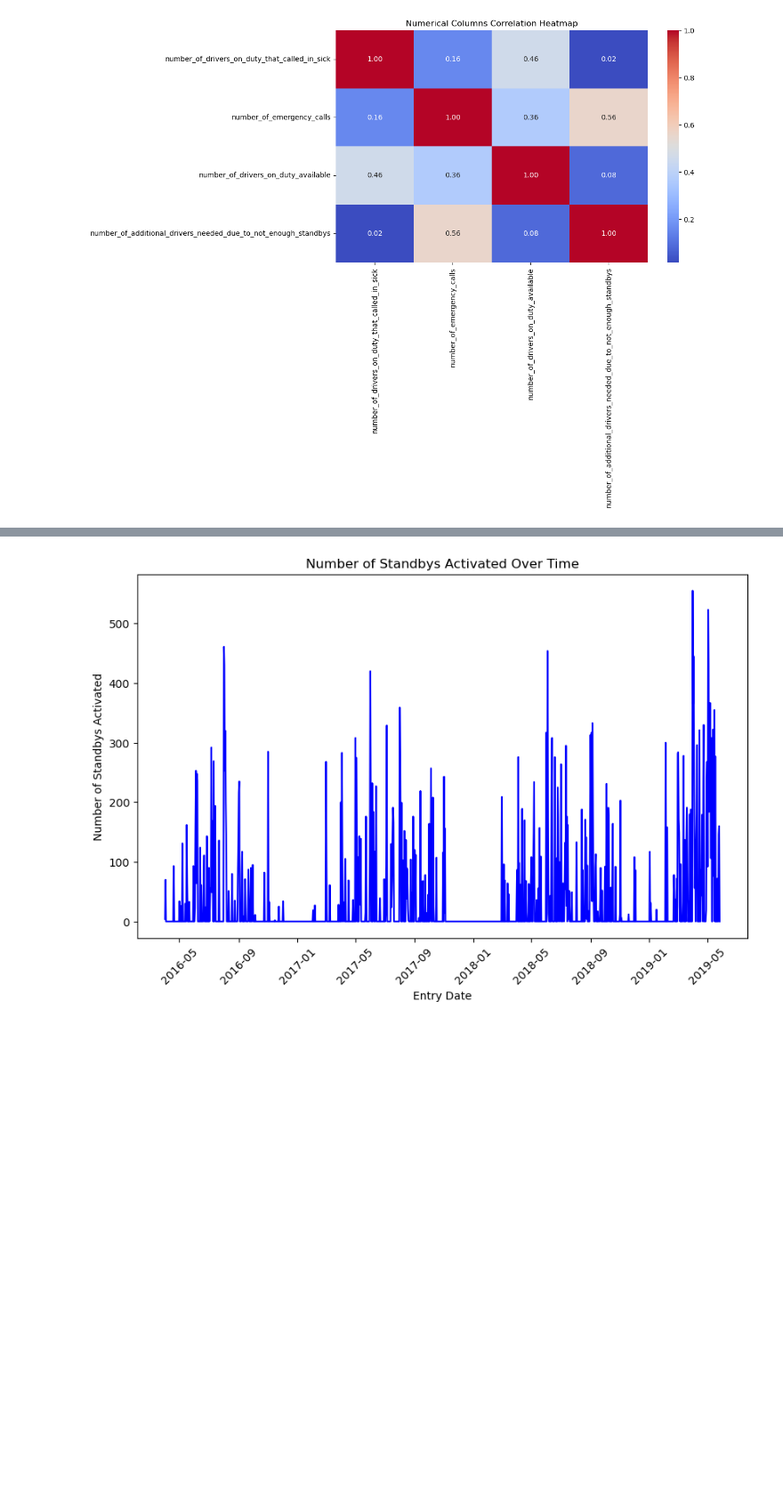
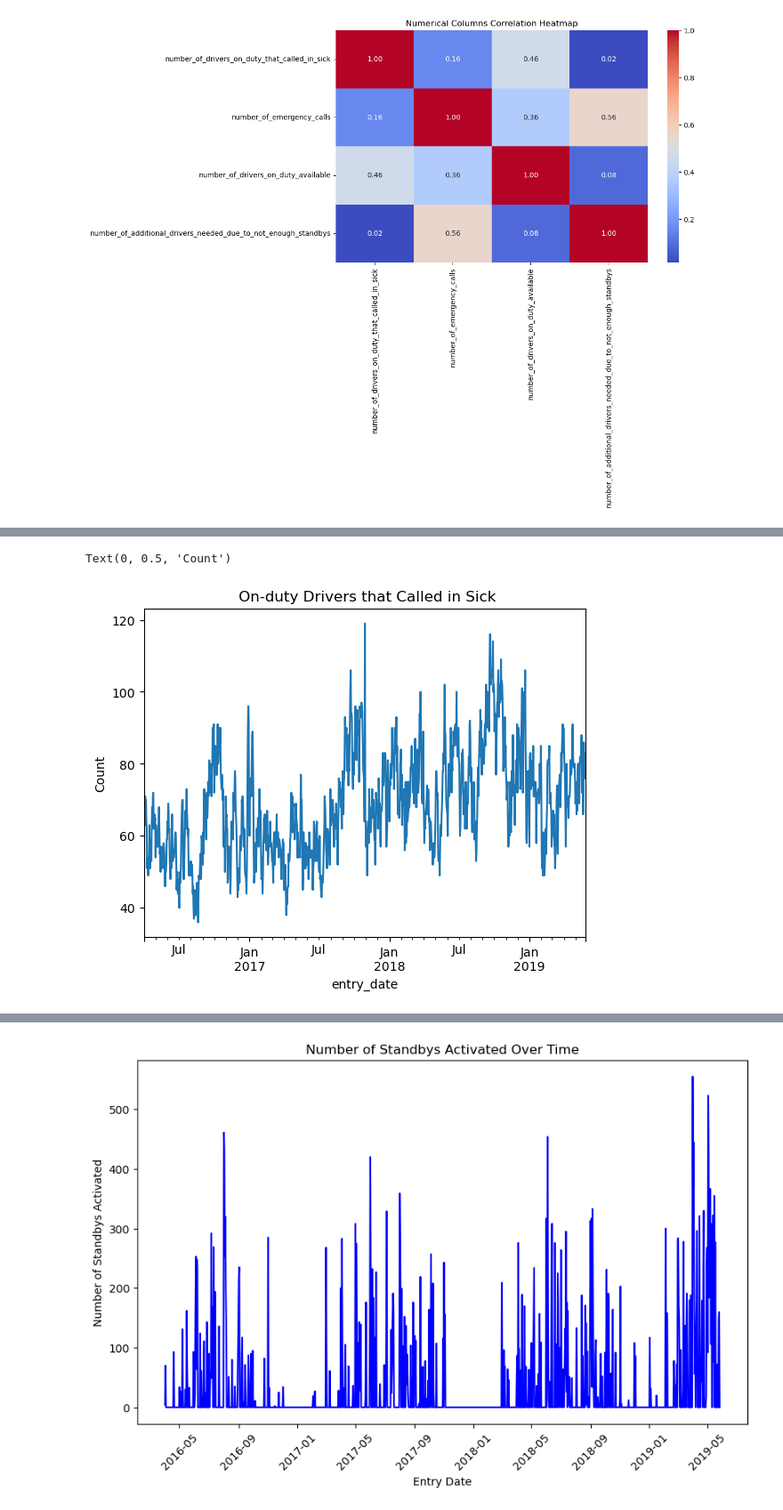
Before and after one commit to JC-Lino/Automation-of-Standby-Duty-Planning-for-Rescue-Drivers-via-a-Forecasting, a Jupyter notebook: BerlinRedCross.ipynb, the cells around one changed output, grey strips where cells are left out. Shown at 89% size. Saved outputs shown, nothing was run; the diff lists cells and outputs as text; code cells hidden in the pictures; blank space fills up the shorter version.

```diff
--- a/BerlinRedCross.ipynb
+++ b/BerlinRedCross.ipynb
@@ -144,0 +195,8 @@ df['entry_date'] = pd.to_datetime(df['entry_date'])
+# %%
+# Plot 'number_of_drivers_on_duty_that_called_in_sick' over time
+df['number_of_drivers_on_duty_that_called_in_sick'].plot()
+plt.title(' On-duty Drivers that Called in Sick')
+plt.ylabel('Count')
+# %% [output]
+Text(0, 0.5, 'Count')
+[figure, added]
```
Also changed, not shown: parts of 18 cells of this notebook, 1 other file.
